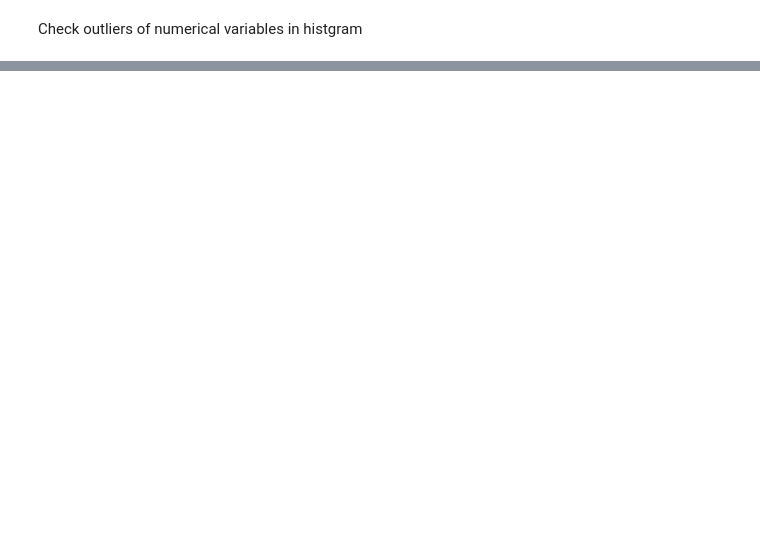
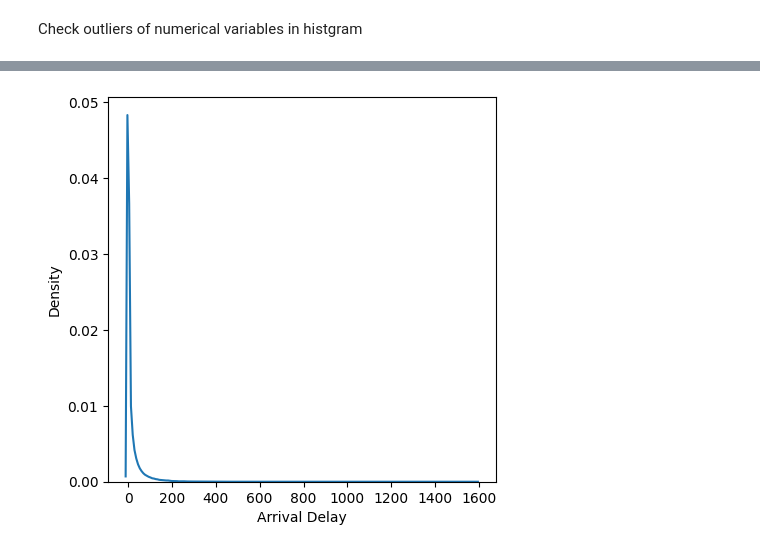
Before and after one commit to HitomiMo/CIND820_Capstone-Project, a Jupyter notebook: CIND820_Capstone_Project.ipynb, the cells around one changed output, grey strips where cells are left out. Cells and saved outputs as stored; diff of their text form; code cells hidden in the pictures; blank space fills up the shorter version.

```diff
--- a/CIND820_Capstone_Project.ipynb
+++ b/CIND820_Capstone_Project.ipynb
@@ -344,0 +369,6 @@ dtype: object
+# %%
+# check distribution of Arrival Delay
+plt.figure(figsize = (5,5))
+sns.kdeplot(df1['Arrival Delay']);
+# %% [output]
+[figure, added]
```
Also changed, not shown: parts of 139 cells of this notebook.
